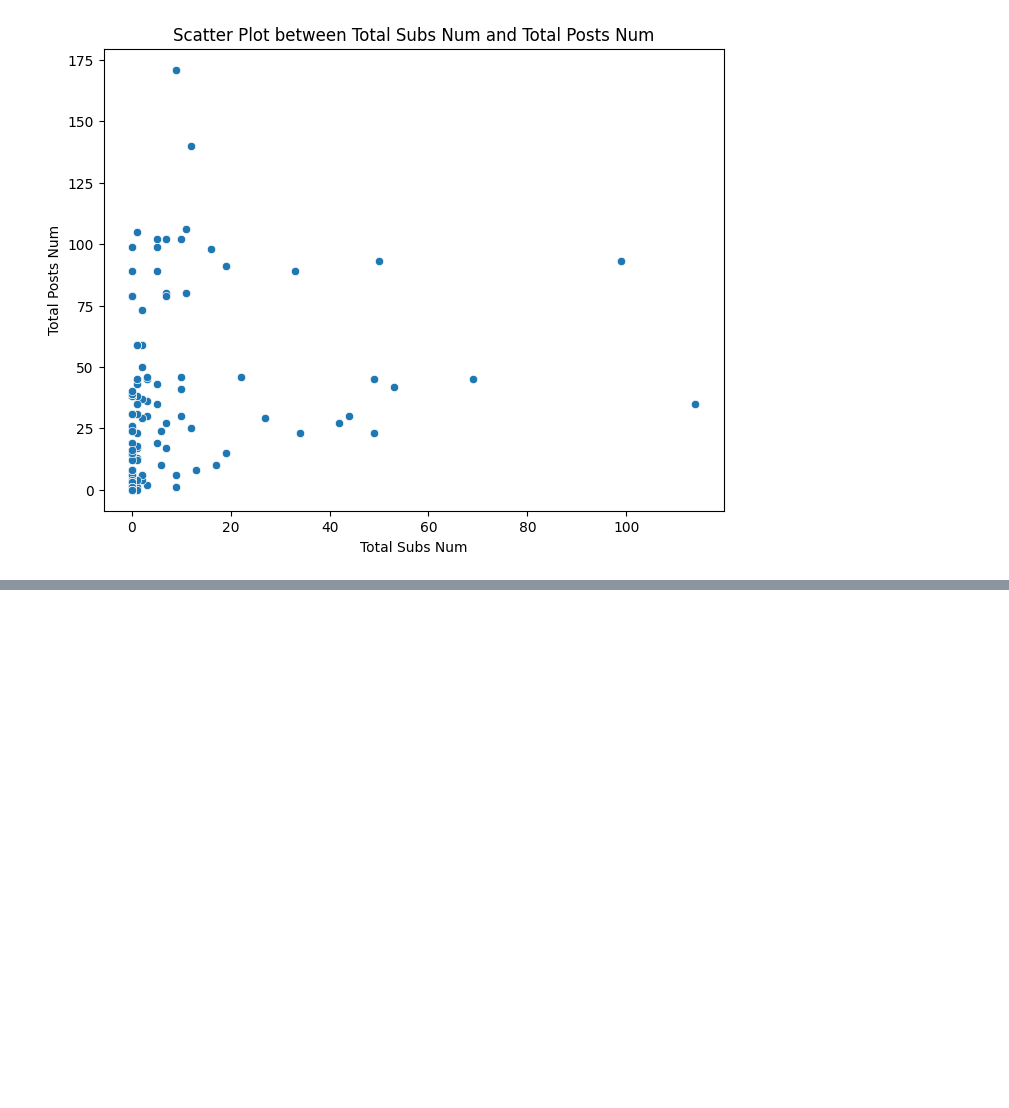
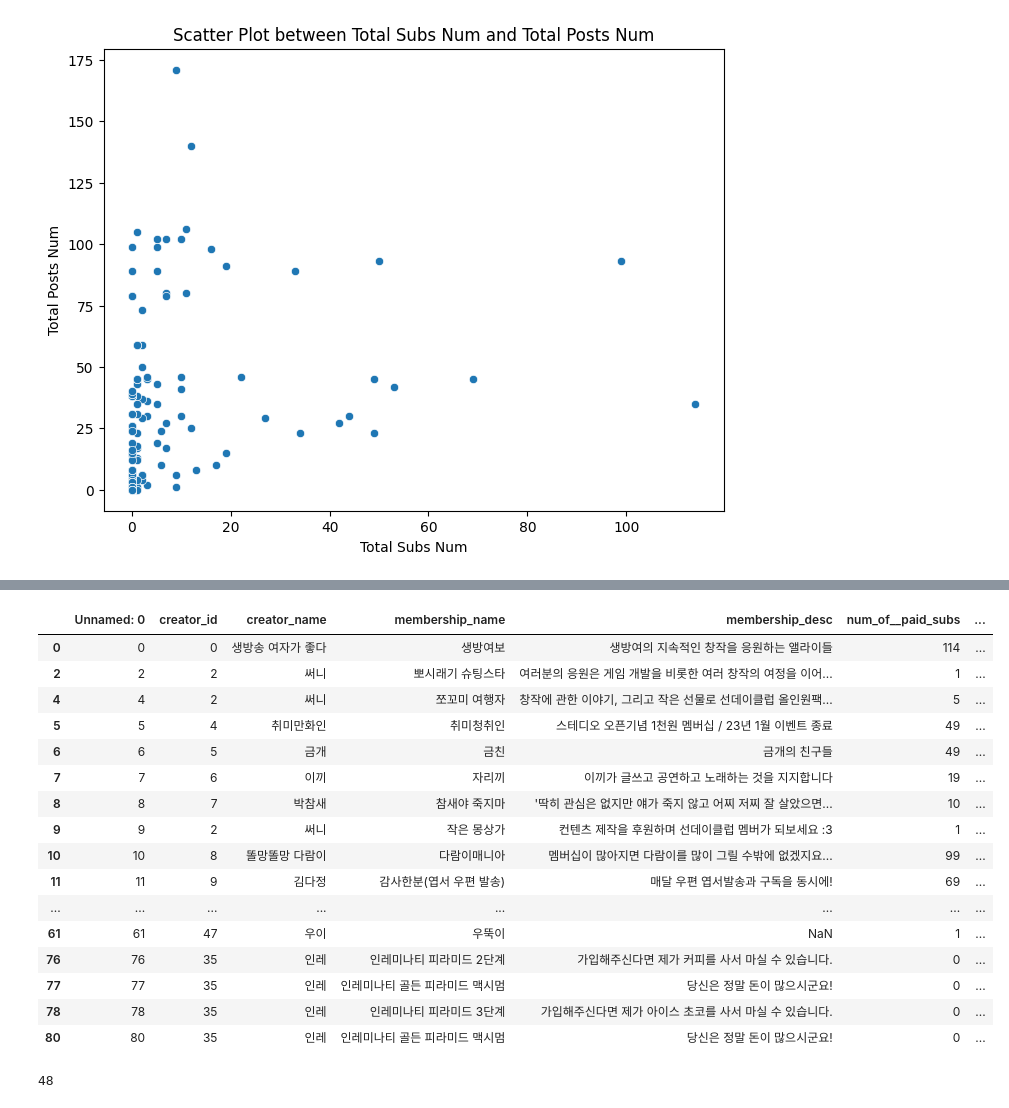
Before and after one commit to songye38/2024_GenAI_crawling, a Jupyter notebook: EDA/version2.ipynb, the cells around one changed output, grey strips where cells are left out. Drawn from its saved outputs; the diff is of its cells as text; code cells hidden in the pictures; blank space fills up the shorter version.

```diff
--- a/EDA/version2.ipynb
+++ b/EDA/version2.ipynb
@@ -182,0 +195,2 @@ Correlation Coefficient: 0.4721885334465325
+# %%
+more_than_100_df['community_posts_ratio'] = more_than_100_df['total_community_posts_num'] / more_than_100_df['total_posts_num']
@@ -182,0 +223,20 @@ Correlation Coefficient: 0.4721885334465325
+# %%
+# 'community_posts_ratio'가 1을 넘는 행들
+ratio_greater_than_1 = more_than_100_df[more_than_100_df['community_posts_ratio'] > 1]
+
+# 'community_posts_ratio'가 1을 넘지 않는 행들
+ratio_less_than_or_equal_to_1 = more_than_100_df[more_than_100_df['community_posts_ratio'] <= 1]
+
+# 각각의 비율 계산
+ratio_greater_than_1_count = len(ratio_greater_than_1)
+ratio_less_than_or_equal_to_1_count = len(ratio_less_than_or_equal_to_1)
+
+# 전체 행의 개수
+total_rows = len(more_than_100_df)
+
+# 비율 계산
+ratio_greater_than_1_percentage = (ratio_greater_than_1_count / total_rows) * 100
+ratio_less_than_or_equal_to_1_percentage = (ratio_less_than_or_equal_to_1_count / total_rows) * 100
+
+print(f'Ratio greater than 1: {ratio_greater_than_1_percentage:.2f}%') #포스트 글보다 커뮤니티 글이 더 많은 크리에이터
+print(f'Ratio less than or equal to 1: {ratio_less_than_or_equal_to_1_percentage:.2f}%')
@@ -182,0 +255,24 @@ Correlation Coefficient: 0.4721885334465325
+# %%
+ratio_less_than_or_equal_to_1
+# %% [output]
+|  | Unnamed: 0 | creator_id | creator_name | membership_name | membership_desc | num_of__paid_subs | ... |
+| 0 | 0 | 0 | 생방송 여자가 좋다 | 생방여보 | 생방여의 지속적인 창작을 응원하는 앨라이들 | 114 | ... |
+| 2 | 2 | 2 | 써니 | 뽀시래기 슈팅스타 | 여러분의 응원은 게임 개발을 비롯한 여러 창작의 여정을 이어... | 1 | ... |
+| 4 | 4 | 2 | 써니 | 쪼꼬미 여행자 | 창작에 관한 이야기, 그리고 작은 선물로 선데이클럽 올인원팩... | 5 | ... |
+| 5 | 5 | 4 | 취미만화인 | 취미청취인 | 스테디오 오픈기념 1천원 멤버십 / 23년 1월 이벤트 종료 | 49 | ... |
+| 6 | 6 | 5 | 금개 | 금친 | 금개의 친구들 | 49 | ... |
+| 7 | 7 | 6 | 이끼 | 자리끼 | 이끼가 글쓰고 공연하고 노래하는 것을 지지합니다 | 19 | ... |
+| 8 | 8 | 7 | 박참새 | 참새야 죽지마 | '딱히 관심은 없지만 얘가 죽지 않고 어찌 저찌 잘 살았으면... | 10 | ... |
+| 9 | 9 | 2 | 써니 | 작은 몽상가 | 컨텐츠 제작을 후원하며 선데이클럽 멤버가 되보세요 :3 | 1 | ... |
+| 10 | 10 | 8 | 똘망똘망 다람이 | 다람이매니아 | 멤버십이 많아지면 다람이를 많이 그릴 수밖에 없겠지요... | 99 | ... |
+| 11 | 11 | 9 | 김다정 | 감사한분(엽서 우편 발송) | 매달 우편 엽서발송과 구독을 동시에! | 69 | ... |
+| ... | ... | ... | ... | ... | ... | ... | ... |
+| 61 | 61 | 47 | 우이 | 우뚝이 | NaN | 1 | ... |
+| 76 | 76 | 35 | 인레 | 인레미나티 피라미드 2단계 | 가입해주신다면 제가 커피를 사서 마실 수 있습니다. | 0 | ... |
+| 77 | 77 | 35 | 인레 | 인레미나티 골든 피라미드 맥시멈 | 당신은 정말 돈이 많으시군요! | 0 | ... |
+| 78 | 78 | 35 | 인레 | 인레미나티 피라미드 3단계 | 가입해주신다면 제가 아이스 초코를 사서 마실 수 있습니다. | 0 | ... |
+| 80 | 80 | 35 | 인레 | 인레미나티 골든 피라미드 맥시멈 | 당신은 정말 돈이 많으시군요! | 0 | ... |
+# %%
+len(more_than_100_df)
+# %% [output]
+48
```
Also changed, not shown: parts of 6 cells of this notebook.
